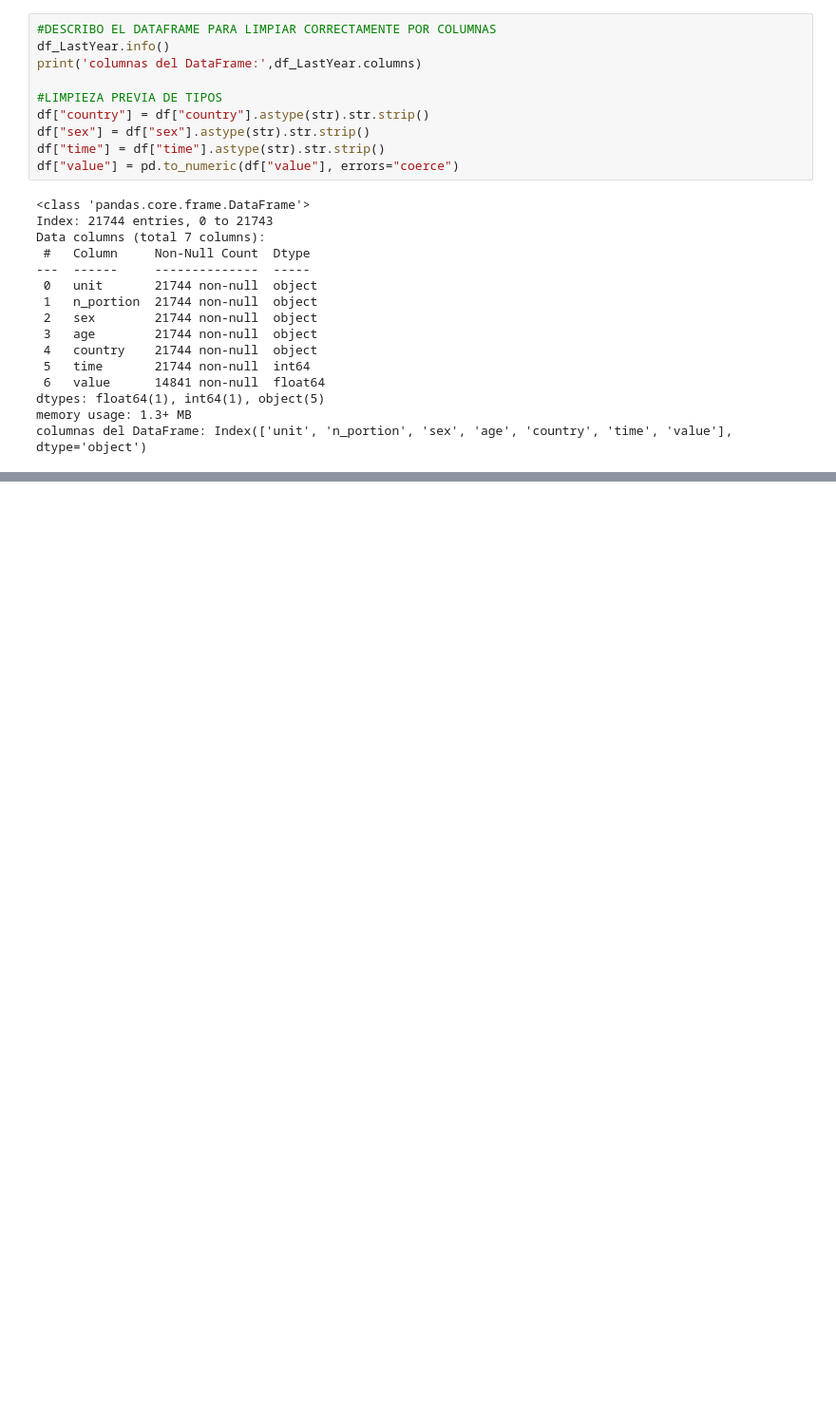
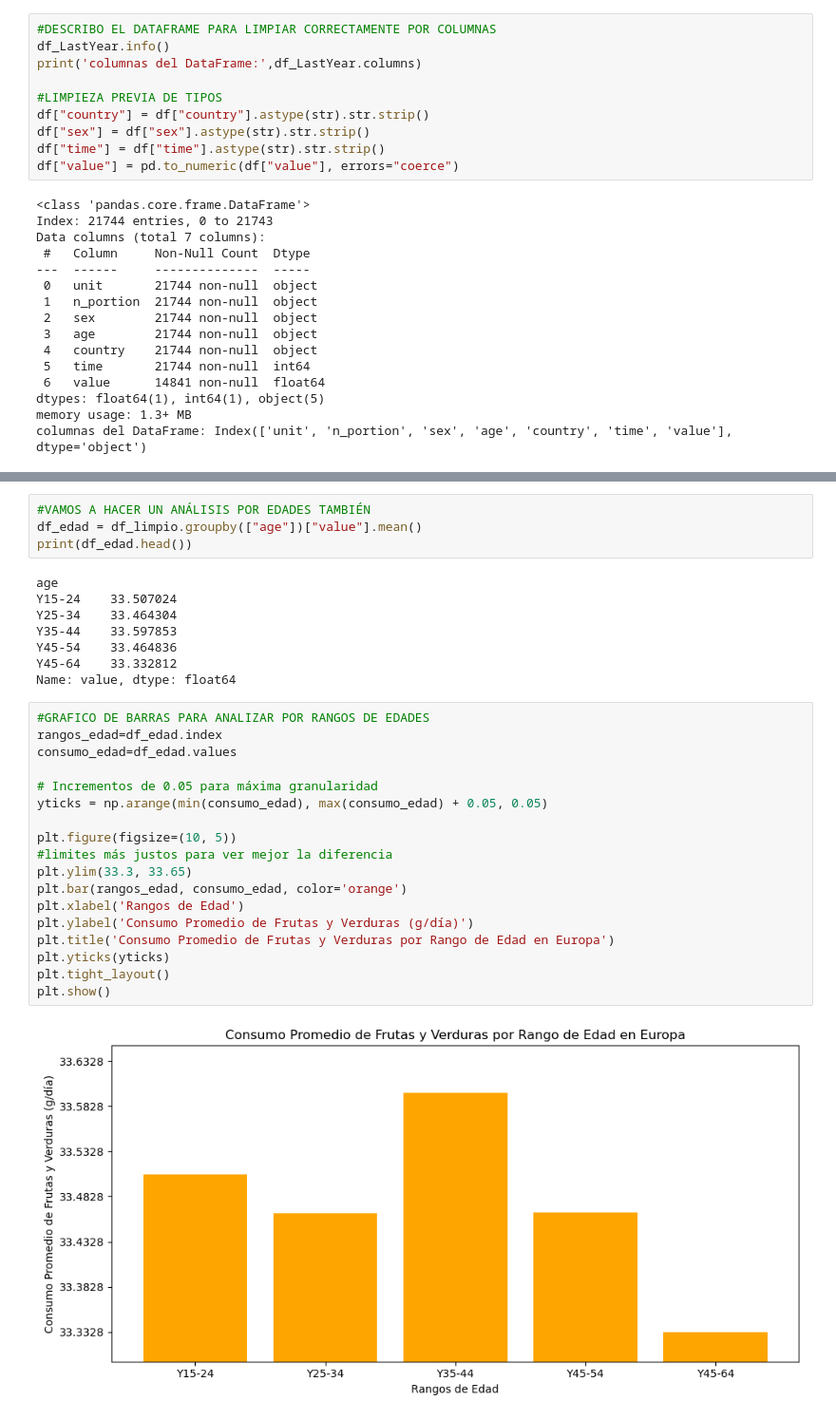
Before and after one commit to AntonioDavid333/Mental-Health-Data-Analysis, a Jupyter notebook: fruitsVegetablesConsumption.ipynb, the cells around one changed output, grey strips where cells are left out. Shown at 95% size. Saved outputs shown, nothing was run; the diff lists cells and outputs as text; blank space fills up the shorter version.

```diff
--- a/fruitsVegetablesConsumption.ipynb
+++ b/fruitsVegetablesConsumption.ipynb
@@ -218,0 +260,32 @@ plt.show()
+# %%
+#VAMOS A HACER UN ANÁLISIS POR EDADES TAMBIÉN
+df_edad = df_limpio.groupby(["age"])["value"].mean()
+print(df_edad.head())
+# %% [output]
+age
+Y15-24    33.507024
+Y25-34    33.464304
+Y35-44    33.597853
+Y45-54    33.464836
+Y45-64    33.332812
+Name: value, dtype: float64
+# %%
+#GRAFICO DE BARRAS PARA ANALIZAR POR RANGOS DE EDADES
+rangos_edad=df_edad.index
+consumo_edad=df_edad.values
+
+# Incrementos de 0.05 para máxima granularidad
+yticks = np.arange(min(consumo_edad), max(consumo_edad) + 0.05, 0.05)
+
+plt.figure(figsize=(10, 5))
+#limites más justos para ver mejor la diferencia
+plt.ylim(33.3, 33.65)
+plt.bar(rangos_edad, consumo_edad, color='orange')
+plt.xlabel('Rangos de Edad')
+plt.ylabel('Consumo Promedio de Frutas y Verduras (g/día)')
+plt.title('Consumo Promedio de Frutas y Verduras por Rango de Edad en Europa')
+plt.yticks(yticks)
+plt.tight_layout()
+plt.show()
+# %% [output]
+[figure, added]
```
Also changed, not shown: parts of 22 cells of this notebook.
